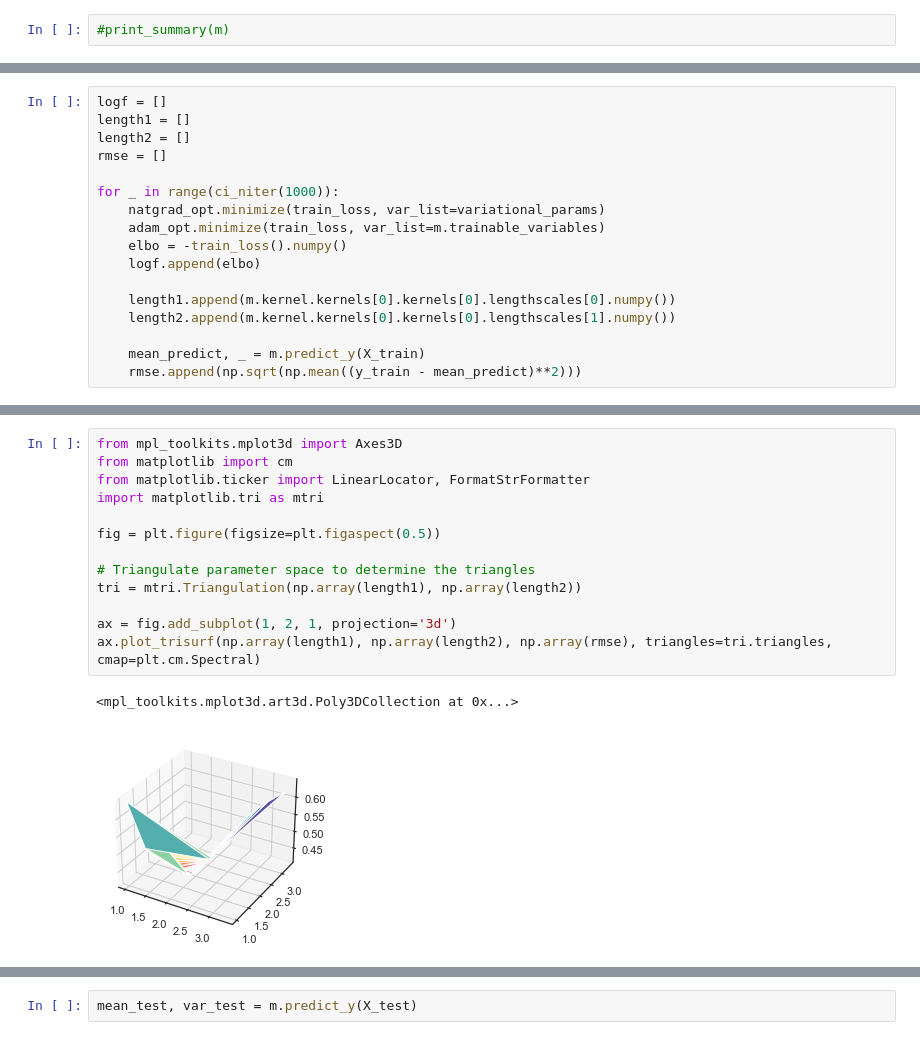
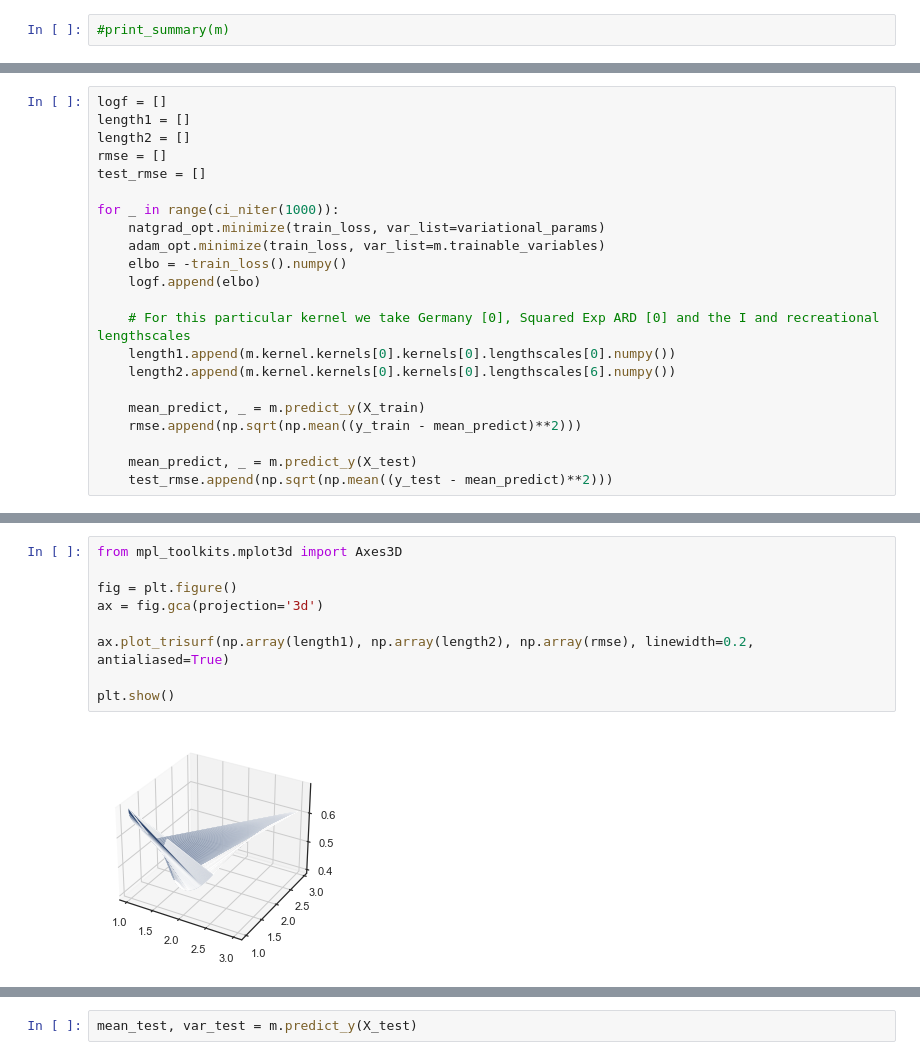
Before and after one commit to epidemic-research-team/epidemic-gaussian-process, a Jupyter notebook: Countries Multioutput.ipynb, the cells around one changed output, grey strips where cells are left out. Cells and saved outputs as stored; diff of their text form.

```diff
--- a/Countries Multioutput.ipynb
+++ b/Countries Multioutput.ipynb
@@ -288,6 +290,7 @@ logf = []
 length1 = []
 length2 = []
 rmse = []
+test_rmse = []
 
 for _ in range(ci_niter(1000)):
     natgrad_opt.minimize(train_loss, var_list=variational_params)
@@ -295,8 +298,12 @@ for _ in range(ci_niter(1000)):
     elbo = -train_loss().numpy()
     logf.append(elbo)
 
+    # For this particular kernel we take Germany [0], Squared Exp ARD [0] and the I and recreational lengthscales
     length1.append(m.kernel.kernels[0].kernels[0].lengthscales[0].numpy())
-    length2.append(m.kernel.kernels[0].kernels[0].lengthscales[1].numpy())
+    length2.append(m.kernel.kernels[0].kernels[0].lengthscales[6].numpy())
 
     mean_predict, _ = m.predict_y(X_train)
     rmse.append(np.sqrt(np.mean((y_train - mean_predict)**2)))
+
+    mean_predict, _ = m.predict_y(X_test)
+    test_rmse.append(np.sqrt(np.mean((y_test - mean_predict)**2)))
@@ -312,16 +314,11 @@ a.shape
 # %%
 from mpl_toolkits.mplot3d import Axes3D
-from matplotlib import cm
-from matplotlib.ticker import LinearLocator, FormatStrFormatter
-import matplotlib.tri as mtri
 
-fig = plt.figure(figsize=plt.figaspect(0.5))
+fig = plt.figure()
+ax = fig.gca(projection='3d')
 
-# Triangulate parameter space to determine the triangles
-tri = mtri.Triangulation(np.array(length1), np.array(length2))
+ax.plot_trisurf(np.array(length1), np.array(length2), np.array(rmse), linewidth=0.2, antialiased=True)
 
-ax = fig.add_subplot(1, 2, 1, projection='3d')
-ax.plot_trisurf(np.array(length1), np.array(length2), np.array(rmse), triangles=tri.triangles, cmap=plt.cm.Spectral)
+plt.show()
 # %% [output]
-<mpl_toolkits.mplot3d.art3d.Poly3DCollection at 0x...>
-[figure, old version]
+[figure, new version]
```
Also changed, not shown: parts of 25 cells of this notebook.
